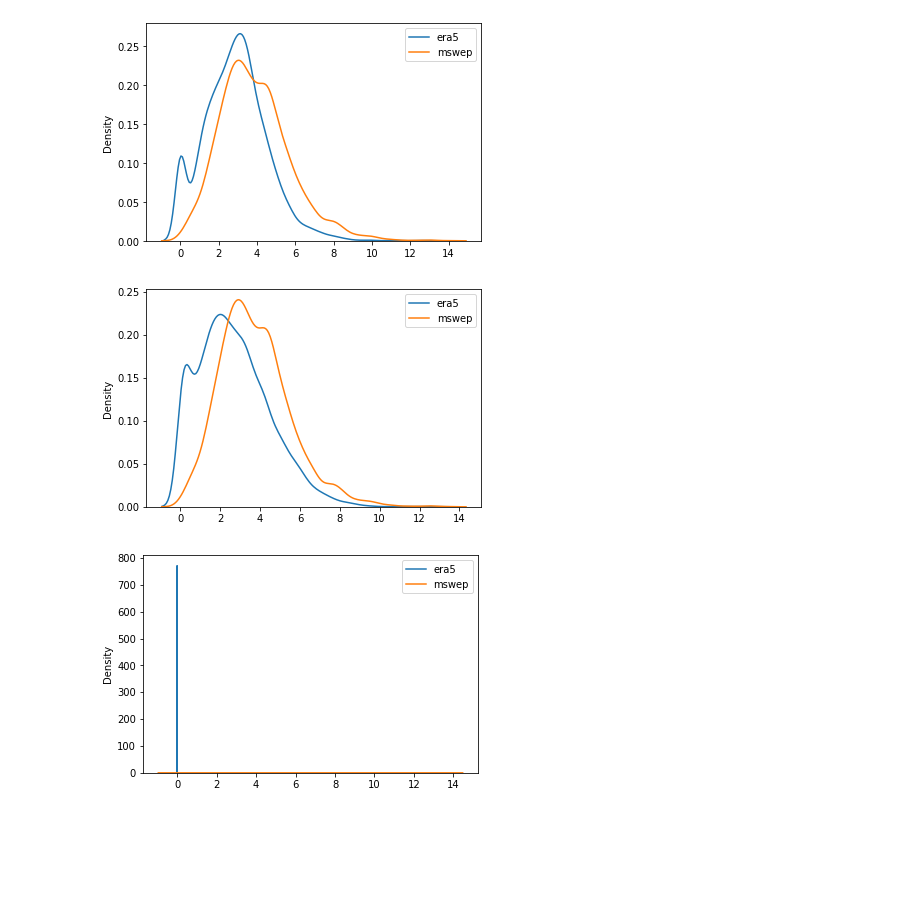
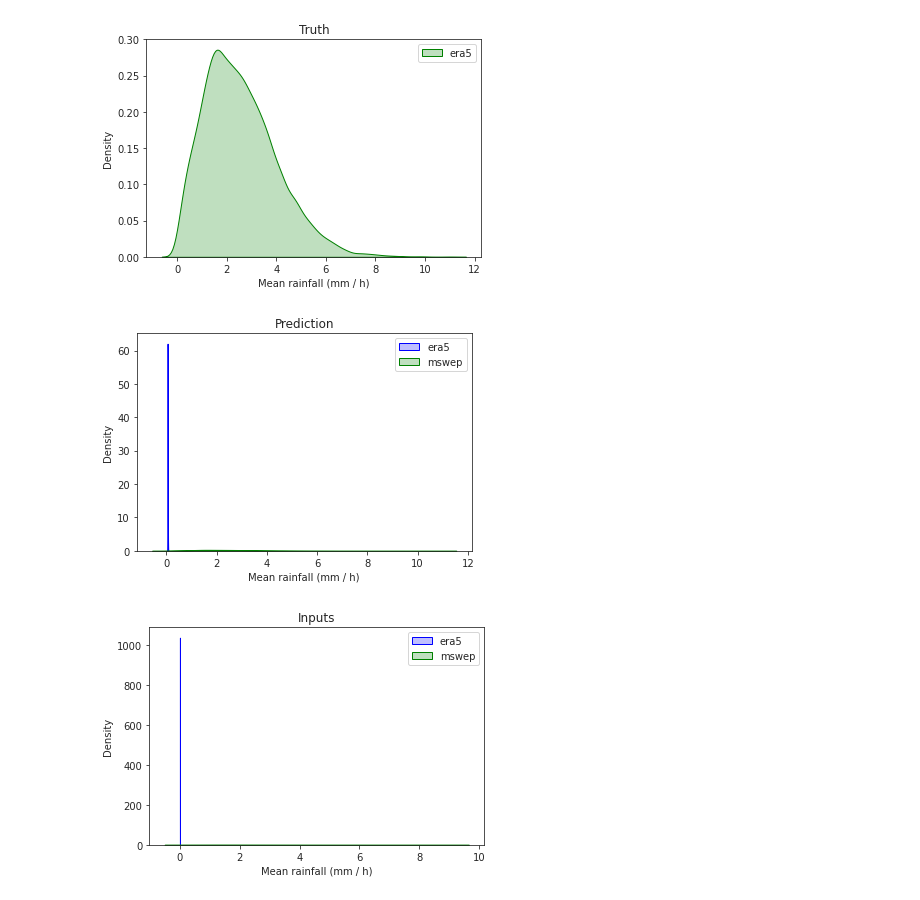
Before and after one commit to vosps/tropical_cyclone, a Jupyter notebook: figures/8_era5 copy.ipynb, the cells around one changed output. Cells and saved outputs as stored; diff of their text form; code cells hidden in the pictures; blank space fills up the shorter version.

```diff
--- a/figures/8_era5 copy.ipynb
+++ b/figures/8_era5 copy.ipynb
@@ -30,7 +30,9 @@ import seaborn as sns
 # ssh bluepebble1 "module load lang/python/anaconda; jupyter notebook --no-browser --port=$PORT"
 # (choose a number that's likely to be unique to you for PORT. You can also insert a command to activate a given conda env after the model load part)
 # %%
-era5,era5_real,era5_input,era5_meta,mswep,mswep_real,mswep_input,mswep_meta = load_tc_data(set='extreme_valid',results='era5')
+# era5,era5_real,era5_input,era5_meta,mswep,mswep_real,mswep_input,mswep_meta = load_tc_data(set='extreme_valid',results='era5')
+era5,era5_real,era5_input,era5_meta = load_tc_data(set='validation',results='era5')
+real,inputs,pred_cnn,pred_vaegan,pred_gan,pred_ensemble_vaegan,pred_ensemble_gan,meta = load_tc_data(set='validation',results='test')
 # %%
 precip_cmap,precip_norm = make_cmap()
 # %%
@@ -77,9 +70,19 @@ print(era5_input.shape)
 def mean2d(array):
 	return np.mean(np.mean(array,axis=1),axis=1)
 
-mswep_real_2 = mean2d(mswep_real)
+def peak2d(array):
+	return np.max(np.max(array,axis=1),axis=1)
+
+mswep_real_2 = mean2d(real)
 era5_real_2 = mean2d(era5_real)
-mswep_2 = mean2d(mswep[:,:,:,0])
+mswep_2 = mean2d(pred_ensemble_gan[:,:,:,0])
 era5_2 = mean2d(era5[:,:,:,0])
-mswep_input_2 = mean2d(mswep_input)
+mswep_input_2 = mean2d(inputs)
 era5_input_2 = mean2d(era5_input[:,:,:,0])
+
+mswep_real_3 = peak2d(real)
+era5_real_3 = peak2d(era5_real)
+mswep_3 = peak2d(pred_ensemble_gan[:,:,:,0])
+era5_3 = peak2d(era5[:,:,:,0])
+mswep_input_3 = peak2d(inputs)
+era5_input_3 = peak2d(era5_input[:,:,:,0])
@@ -108,21 +89,27 @@ print(era5_input[2021])
-# %%
-sns.kdeplot(era5_real_2.flatten())
-sns.kdeplot(mswep_real_2.flatten())
-plt.legend(['era5','mswep'])
-plt.show()
-# %% [output]
-[figure, removed]
-# %%
-sns.kdeplot(era5_2.flatten())
-sns.kdeplot(mswep_2.flatten())
-plt.legend(['era5','mswep'])
-plt.show()
-# %% [output]
-[figure, removed]
-# %%
-sns.kdeplot(era5_input_2.flatten())
-sns.kdeplot(mswep_input_2.flatten())
-plt.legend(['era5','mswep'])
-plt.show()
-# %% [output]
-[figure, removed]
+# %%
+sns.kdeplot(era5_real_2.flatten(),fill=True,color='blue')
+sns.kdeplot(mswep_real_2.flatten(),fill=True,color='green')
+plt.legend(['era5','mswep'])
+plt.title('Truth')
+plt.xlabel('Mean rainfall (mm / h)')
+plt.show()
+
+sns.kdeplot(era5_2.flatten(),fill=True,color='blue')
+sns.kdeplot(mswep_2.flatten(),fill=True,color='green')
+plt.legend(['era5','mswep'])
+plt.title('Prediction')
+plt.xlabel('Mean rainfall (mm / h)')
+plt.show()
+
+# from turtle import fillcolor
+sns.set_style("ticks")
+sns.kdeplot(era5_input_2.flatten(),fill=True,color='blue')
+sns.kdeplot(mswep_input_2.flatten(),fill=True,color='green')
+plt.legend(['era5','mswep'])
+plt.xlabel('Mean rainfall (mm / h)')
+plt.title('Inputs')
+plt.show()
+# %% [output]
+[figure, added]
+[figure, added]
+[figure, added]
```
Also changed, not shown: parts of 19 cells of this notebook, 10 other files.
